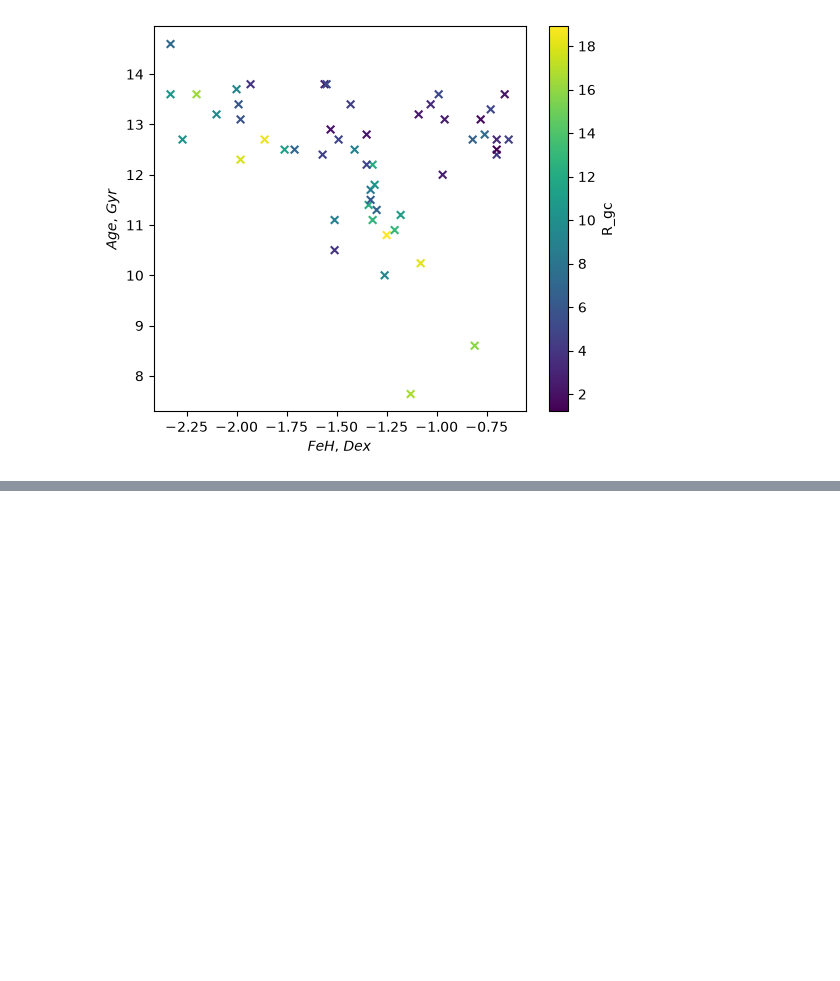
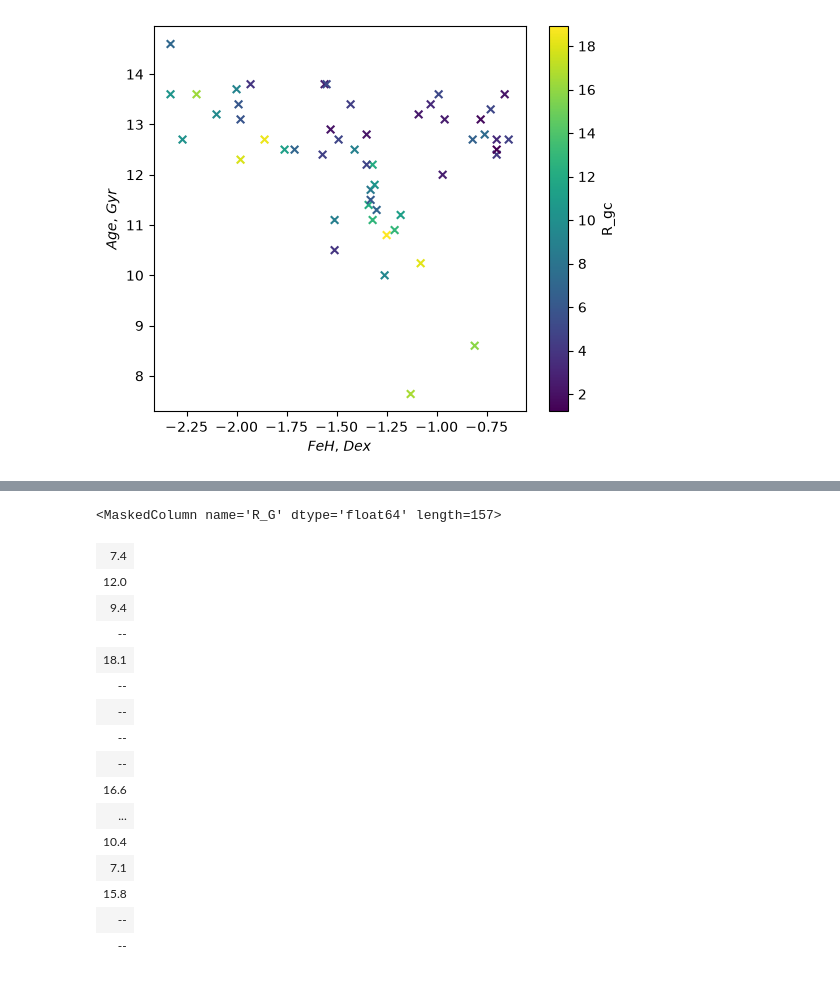
Before and after one commit to stormrealz/PHYS3116_Larawag, a Jupyter notebook: Will's Files/Will's Notes.ipynb, the cells around one changed output, grey strips where cells are left out. Saved outputs shown, nothing was run; the diff lists cells and outputs as text; code cells hidden in the pictures; blank space fills up the shorter version.

```diff
--- a/Will's Files/Will's Notes.ipynb
+++ b/Will's Files/Will's Notes.ipynb
@@ -158,0 +183,21 @@ fig.colorbar(FeHvsAge, ax=axes, label = 'R_gc') # ax=axes not ax=axes[0]
+# %%
+master_R_G = master_catalogue_will['R_G']
+master_R_G
+# %% [output]
+<MaskedColumn name='R_G' dtype='float64' length=157>
+| 7.4 |
+| 12.0 |
+| 9.4 |
+| -- |
+| 18.1 |
+| -- |
+| -- |
+| -- |
+| -- |
+| 16.6 |
+| ... |
+| 10.4 |
+| 7.1 |
+| 15.8 |
+| -- |
+| -- |
```
Also changed, not shown: parts of 13 cells of this notebook, 2 other files.
